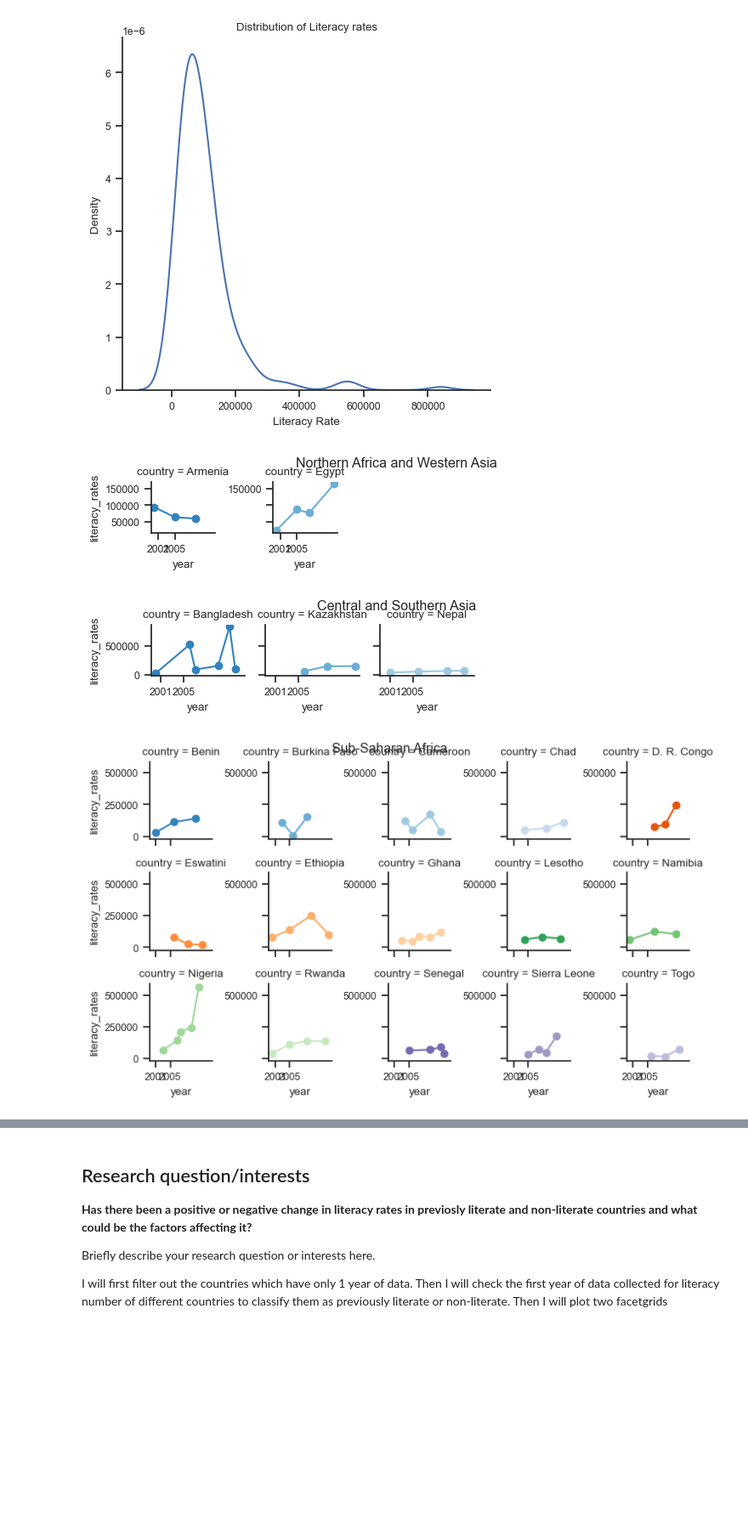
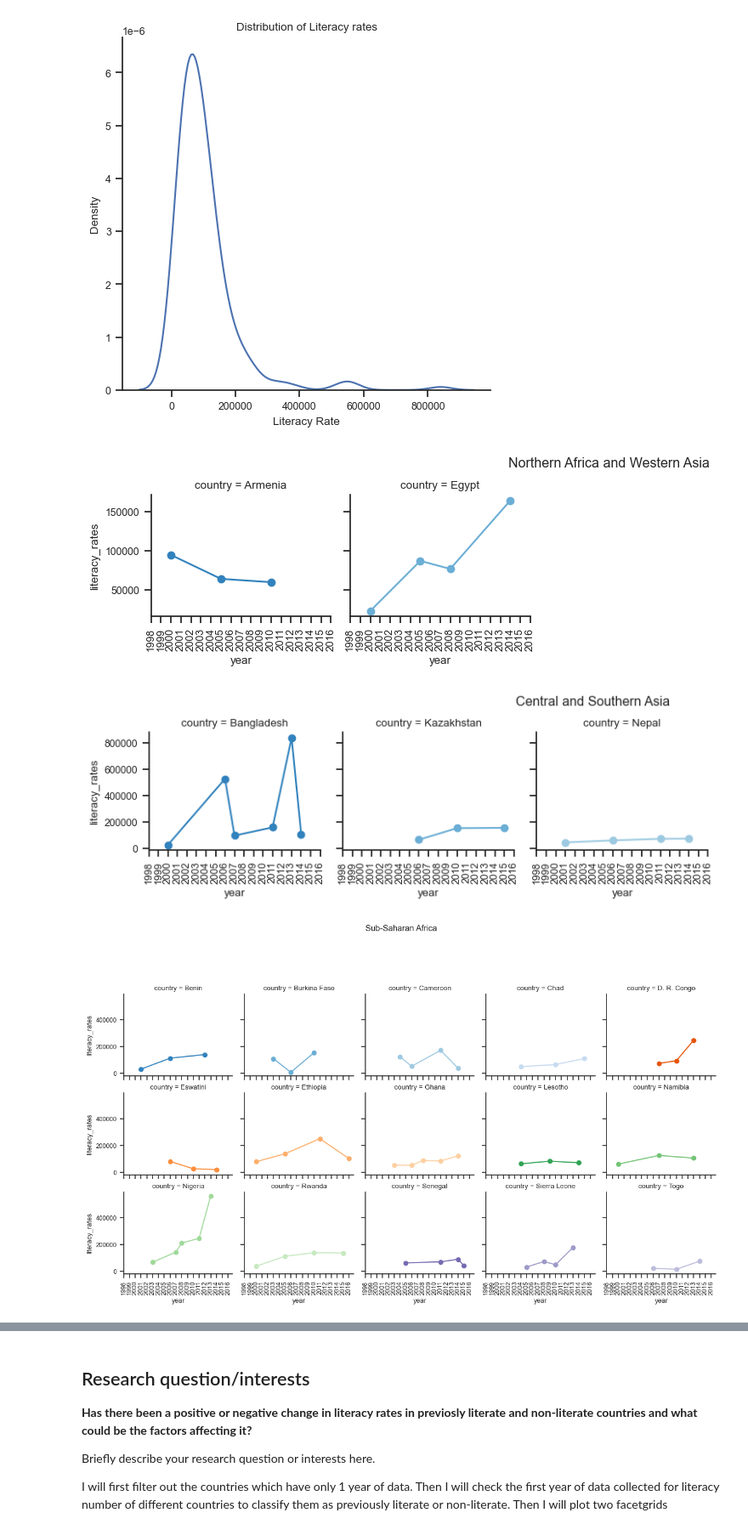
Before and after one commit to ubco-W2022T2-data301/project-group-group18, a Jupyter notebook: analysis/analysis1.ipynb, the cells around one changed output, grey strips where cells are left out. Shown at 85% size. Cells and saved outputs as stored; diff of their text form; code cells hidden in the pictures; blank space fills up the shorter version.

Commit message:
working on different graphs

```diff
--- a/analysis/analysis1.ipynb
+++ b/analysis/analysis1.ipynb
@@ -45,23 +46,18 @@ sns.displot(data_final["literacy_rates"], kind = "kde").set(xlabel = "Literacy R
 # %% [output]
 <seaborn.axisgrid.FacetGrid at 0x...>
 [figure]
-# %%
-counts = data_final.country.value_counts()
-data_plot = data_final[data_final.country.isin(counts.index[counts.gt(2)])]
-regions = data_plot.region_group.unique()
-dictionary = {}
-for i in regions:
-    df = data_plot.loc[data_plot["region_group"]==i]
-    dictionary[i] = df
-
-#for each of those data frames create a facetgrid
+# %%
+data_processed = pf.data_processing("../data/raw/dataset_raw.csv")
+dictionary = pf.plotting(data_processed)
 # %%
 for i in range(6):
-    grid = sns.FacetGrid(list(dictionary.values())[i], col="country", hue="country", palette="tab20c", col_wrap=5, height=1.5)
+    grid = sns.FacetGrid(list(dictionary.values())[i], col="country", hue="country", palette="tab20c", col_wrap=5, height=2.5)
     grid.map(plt.plot, "year", "literacy_rates", marker="o")
-    grid.set(xticks=[2001,2005])
+    grid.set(xticks=np.arange(1998,2017))
+    grid.set_xticklabels(np.arange(1998,2017), rotation=90)
+    grid.fig.subplots_adjust(top=0.8)
     grid.fig.suptitle(list(dictionary.keys())[i])
 # %% [output]
-[figure, old version]
+[figure, new version]
-[figure, old version]
+[figure, new version]
-[figure, old version]
+[figure, new version]
```
Also changed, not shown: parts of 6 cells of this notebook.
